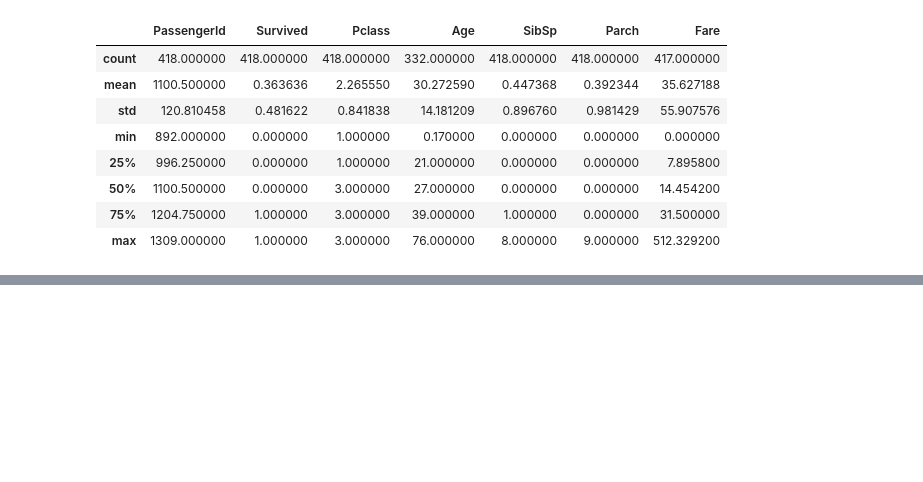
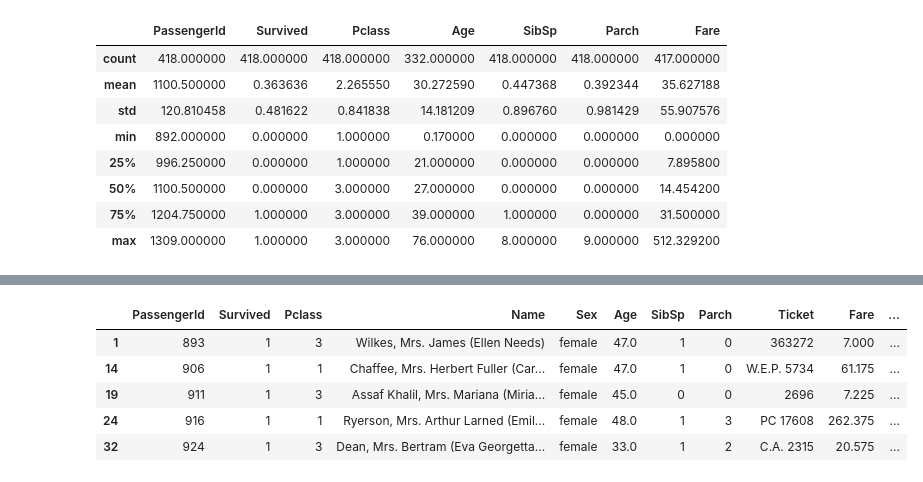
Before and after one commit to ZainabManzoorr/titanic-analysis, a Jupyter notebook: load_data.ipynb, the cells around one changed output, grey strips where cells are left out. Drawn from its saved outputs; the diff is of its cells as text; code cells hidden in the pictures; blank space fills up the shorter version.

```diff
--- a/load_data.ipynb
+++ b/load_data.ipynb
@@ -118,0 +148,9 @@ df.describe()
+# %%
+df[(df['Age'] > 30) & (df['Sex'] == 'female')].head()
+# %% [output]
+|  | PassengerId | Survived | Pclass | Name | Sex | Age | SibSp | Parch | Ticket | Fare | ... |
+| 1 | 893 | 1 | 3 | Wilkes, Mrs. James (Ellen Needs) | female | 47.0 | 1 | 0 | 363272 | 7.000 | ... |
+| 14 | 906 | 1 | 1 | Chaffee, Mrs. Herbert Fuller (Car... | female | 47.0 | 1 | 0 | W.E.P. 5734 | 61.175 | ... |
+| 19 | 911 | 1 | 3 | Assaf Khalil, Mrs. Mariana (Miria... | female | 45.0 | 0 | 0 | 2696 | 7.225 | ... |
+| 24 | 916 | 1 | 1 | Ryerson, Mrs. Arthur Larned (Emil... | female | 48.0 | 1 | 3 | PC 17608 | 262.375 | ... |
+| 32 | 924 | 1 | 3 | Dean, Mrs. Bertram (Eva Georgetta... | female | 33.0 | 1 | 2 | C.A. 2315 | 20.575 | ... |
```
Also changed, not shown: parts of 7 cells of this notebook.
